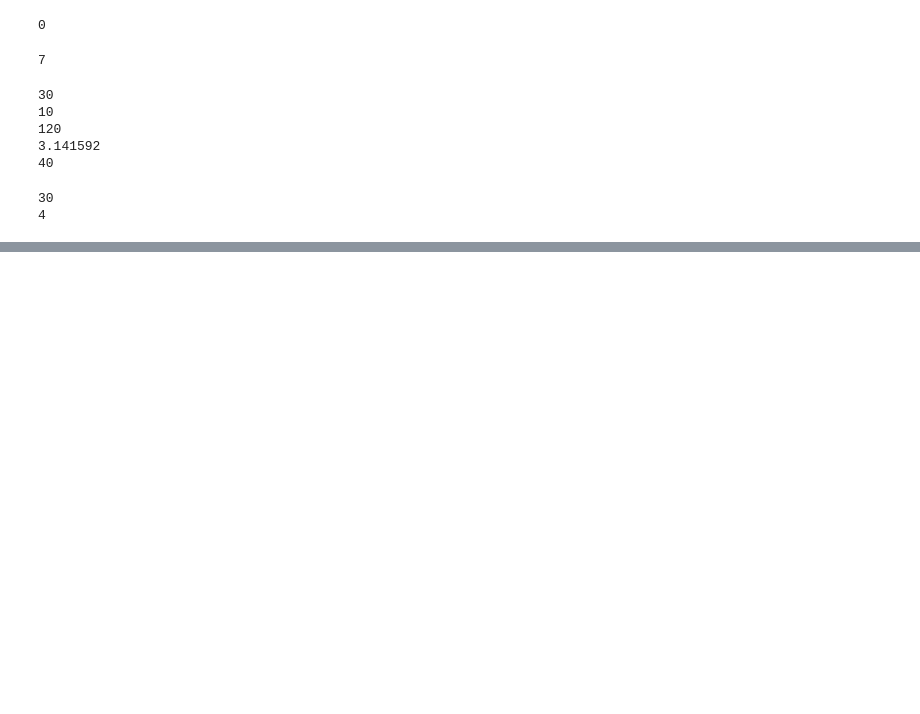
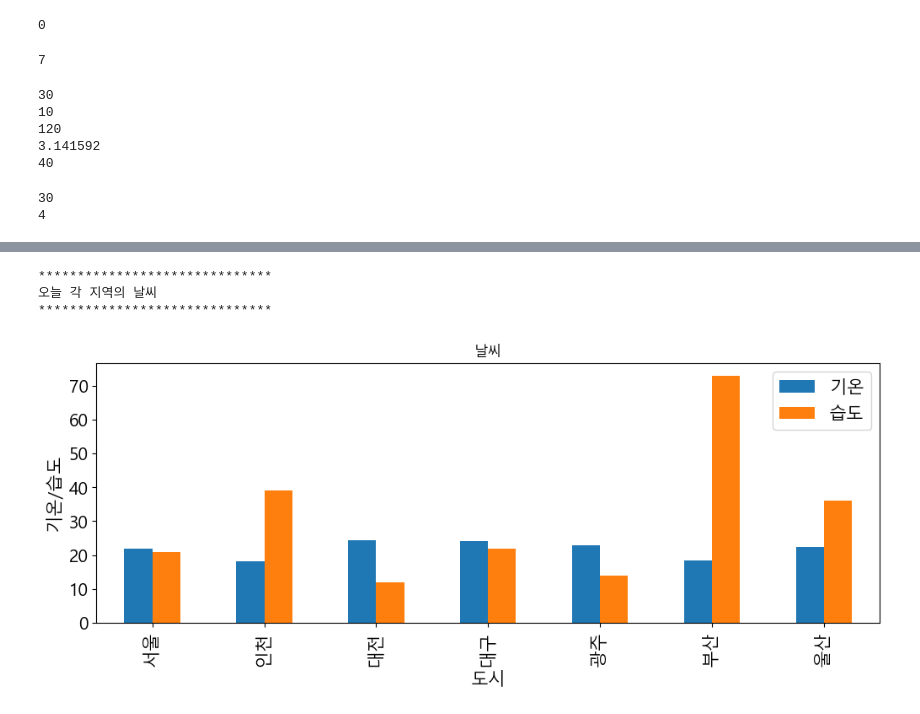
Before and after one commit to SoongMoo/soldesk202302, a Jupyter notebook: 4Day.ipynb, the cells around one changed output, grey strips where cells are left out. Drawn from its saved outputs; the diff is of its cells as text; code cells hidden in the pictures; blank space fills up the shorter version.

```diff
--- a/4Day.ipynb
+++ b/4Day.ipynb
@@ -304,0 +309,7 @@ print(num)
+# %%
+import urllib.request
+url = "http://uta.pw/shodou/img/28/214.png"
+mem = urllib.request.urlopen(url).read() # 스크래핑
+#print(mem)
+with open("test1.png", mode="wb") as f:
+    f.write(mem)
@@ -304,0 +520,50 @@ print(num)
+# %%
+import requests
+from bs4 import BeautifulSoup
+import pandas
+import matplotlib as mpl
+import matplotlib.pyplot as plt
+url = "https://www.weather.go.kr/w/obs-climate/land/city-obs.do"
+source = requests.get(url) # 스크래핑
+
+soup = BeautifulSoup(source.content, "html.parser")
+# print(soup.prettify())
+table = soup.find('table',{'class':'table-col'})
+#print(table)
+data = []
+print("*" * 30)
+print("오늘 각 지역의 날씨")
+print("*" *30 )
+
+for tr in table.find_all('tr'):
+    tds = list(tr.find_all('td'))
+    for td in tds:
+        if td.find('a'):
+            point = td.find('a').text # 이름
+            temp = tds[5].string
+            humidity = tds[10].text
+            data.append([point,temp,humidity])
+#print(data)
+with open('weather.csv', 'w', encoding='utf-8') as f:
+    f.write('지역, 온도, 습도\n')
+    for i in data:
+        f.write("{0},{1},{2}\n".format(i[0],i[1],i[2]))
+
+df = pandas.read_csv('weather.csv',index_col='지역',encoding='utf-8')
+#print(df)
+city_df = df.loc[['서울','인천','대전','대구','광주','부산','울산']]
+#print(city_df)
+
+font_name = mpl.font_manager.FontProperties(fname="c:\\windows\\Fonts\\malgun.ttf").get_name()
+mpl.rc('font',family=font_name)
+
+ax = city_df.plot(kind='bar',title='날씨',figsize=(12,4),legend=True,fontsize=15 )
+ax.set_xlabel('도시',fontsize=15)
+ax.set_ylabel('기온/습도',fontsize=15)
+ax.legend(['기온','습도'],fontsize=15)
+plt.show()
+# %% [output]
+******************************
+오늘 각 지역의 날씨
+******************************
+[figure, added]
```
Also changed, not shown: parts of 11 cells of this notebook.
